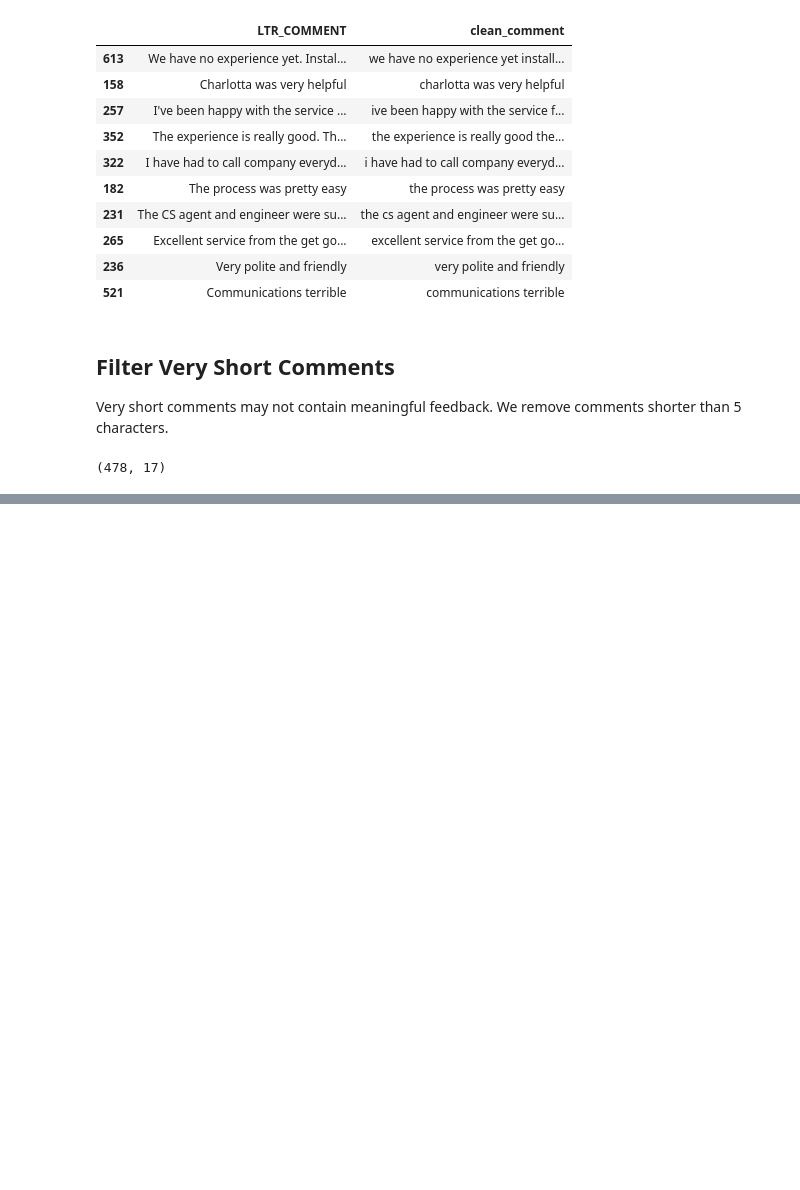
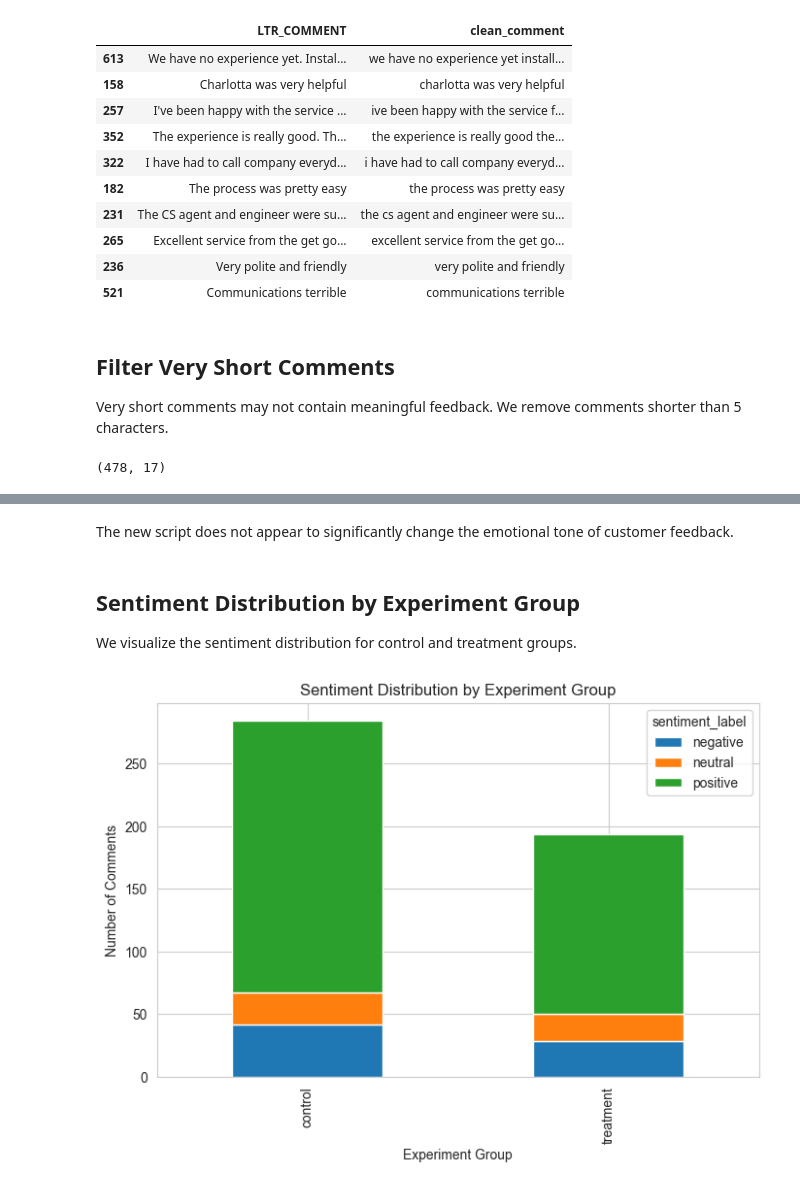
Before and after one commit to Jishma1995/customer-script-impact-intelligence, a Jupyter notebook: notebooks/03_text_analysis.ipynb, the cells around one changed output, grey strips where cells are left out. Drawn from its saved outputs; the diff is of its cells as text; code cells hidden in the pictures; blank space fills up the shorter version.

```diff
--- a/notebooks/03_text_analysis.ipynb
+++ b/notebooks/03_text_analysis.ipynb
@@ -146,0 +157,10 @@ comments_df.shape
+# %%
+from vaderSentiment.vaderSentiment import SentimentIntensityAnalyzer
+
+analyzer = SentimentIntensityAnalyzer()
+
+comments_df["sentiment_score"] = comments_df["clean_comment"].apply(
+    lambda x: analyzer.polarity_scores(x)["compound"]
+)
+
+comments_df[["clean_comment", "sentiment_score"]].sample(10)
@@ -146,0 +187,16 @@ comments_df.shape
+# %%
+def classify_sentiment(score):
+
+    if score >= 0.05:
+        return "positive"
+
+    elif score <= -0.05:
+        return "negative"
+
+    else:
+        return "neutral"
+
+
+comments_df["sentiment_label"] = comments_df["sentiment_score"].apply(classify_sentiment)
+
+comments_df["sentiment_label"].value_counts()
@@ -146,0 +235,28 @@ comments_df.shape
+# %% [markdown]
+The new script does not appear to significantly change
+the emotional tone of customer feedback.
+# %% [markdown]
+## Sentiment Distribution by Experiment Group
+
+We visualize the sentiment distribution for control and treatment groups.
+# %%
+sentiment_counts = pd.crosstab(
+    comments_df["experiment_group"],
+    comments_df["sentiment_label"]
+)
+
+sentiment_counts.plot(
+    kind="bar",
+    stacked=True,
+    figsize=(8,5)
+)
+
+plt.title("Sentiment Distribution by Experiment Group")
+plt.xlabel("Experiment Group")
+plt.ylabel("Number of Comments")
+
+plt.savefig("../outputs/figures/sentiment_by_experiment_group.png", dpi=300)
+
+plt.show()
+# %% [output]
+[figure, added]
```
Also changed, not shown: parts of 37 cells of this notebook, 5 other files.
